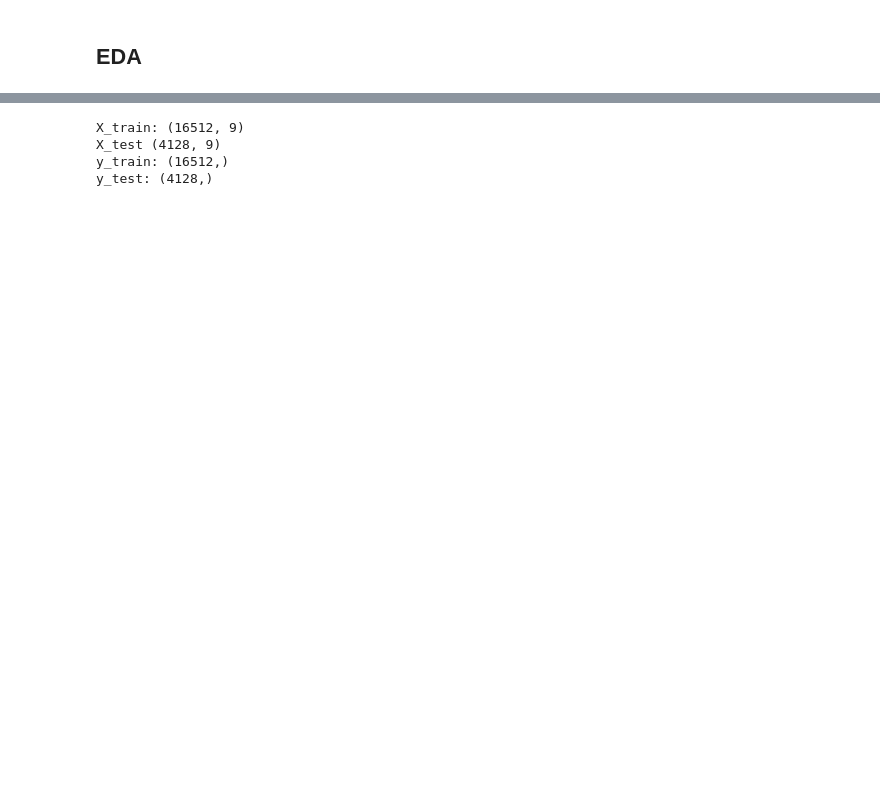
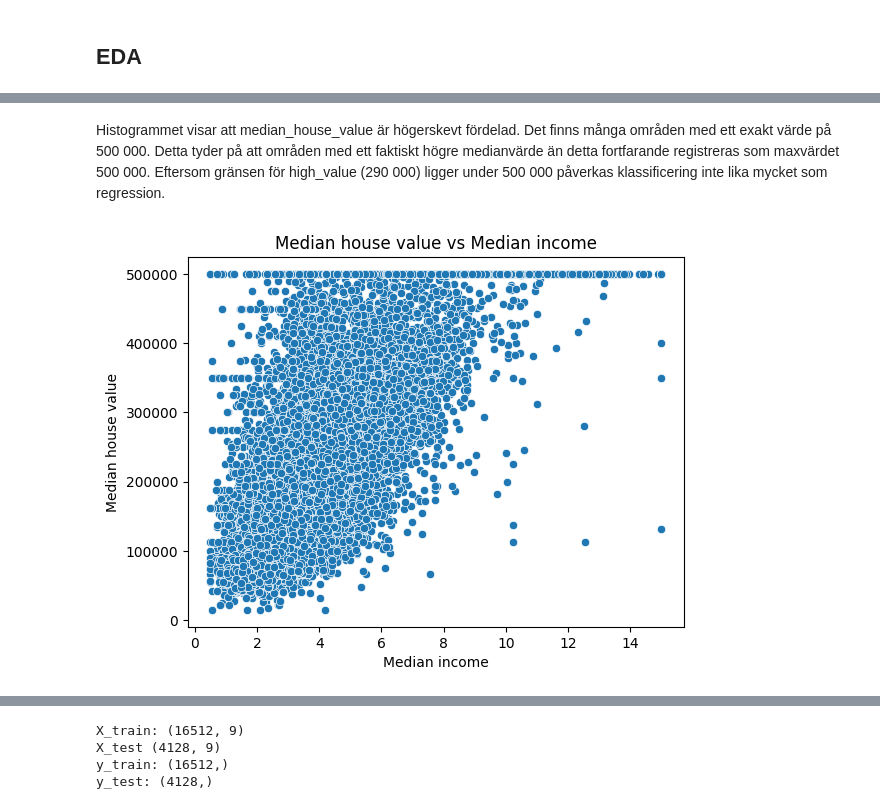
Before and after one commit to Jack-JackAttack/California_Housing, a Jupyter notebook: report.ipynb, the cells around one changed output, grey strips where cells are left out. Saved outputs shown, nothing was run; the diff lists cells and outputs as text; code cells hidden in the pictures; blank space fills up the shorter version.

```diff
--- a/report.ipynb
+++ b/report.ipynb
@@ -92,0 +121,12 @@ Name: high_value, dtype: int64
+# %% [markdown]
+Histogrammet visar att median_house_value är högerskevt fördelad. Det finns många områden med ett exakt värde på 500 000. Detta tyder på att områden med ett faktiskt högre medianvärde än detta fortfarande registreras som maxvärdet 500 000.
+Eftersom gränsen för high_value (290 000) ligger under 500 000 påverkas klassificering inte lika mycket som regression.
+# %%
+plt.figure()
+sns.scatterplot(x= df["median_income"], y= df["median_house_value"])
+plt.title("Median house value vs Median income")
+plt.xlabel("Median income")
+plt.ylabel("Median house value")
+plt.show()
+# %% [output]
+[figure, added]
```
Also changed, not shown: parts of 15 cells of this notebook.
